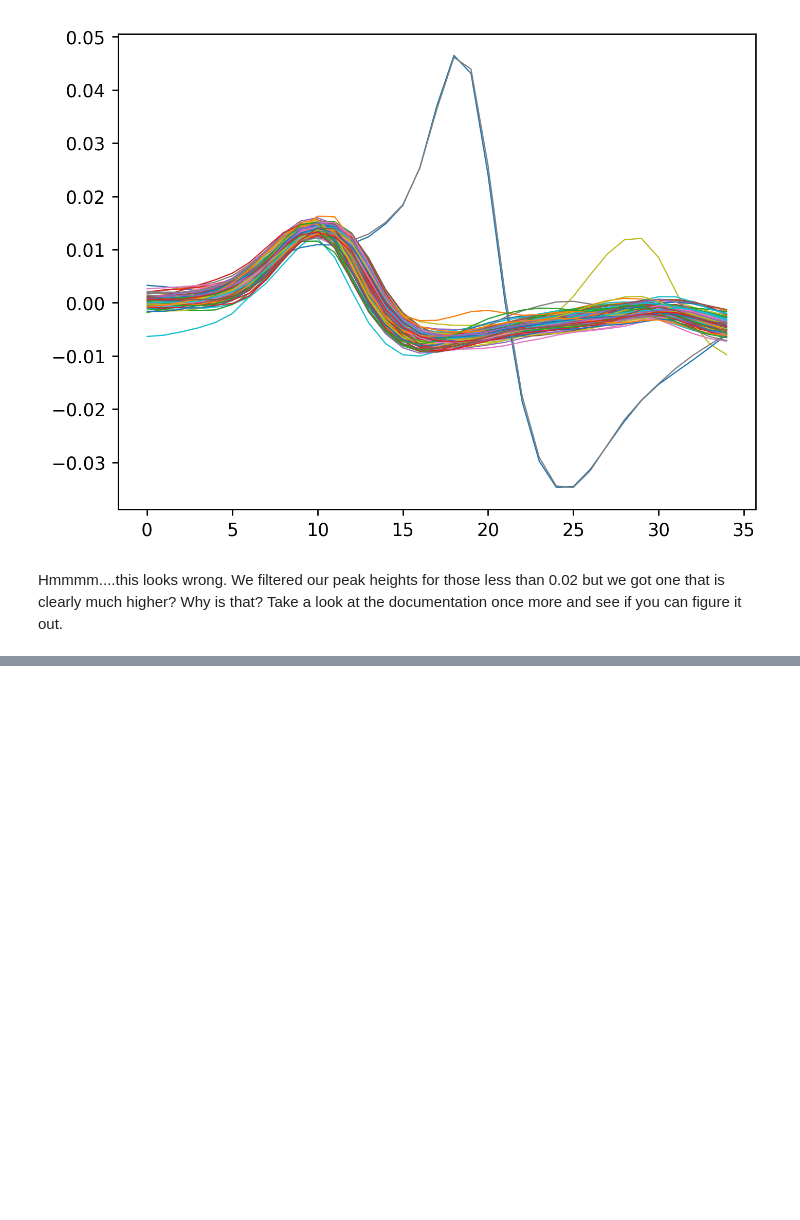
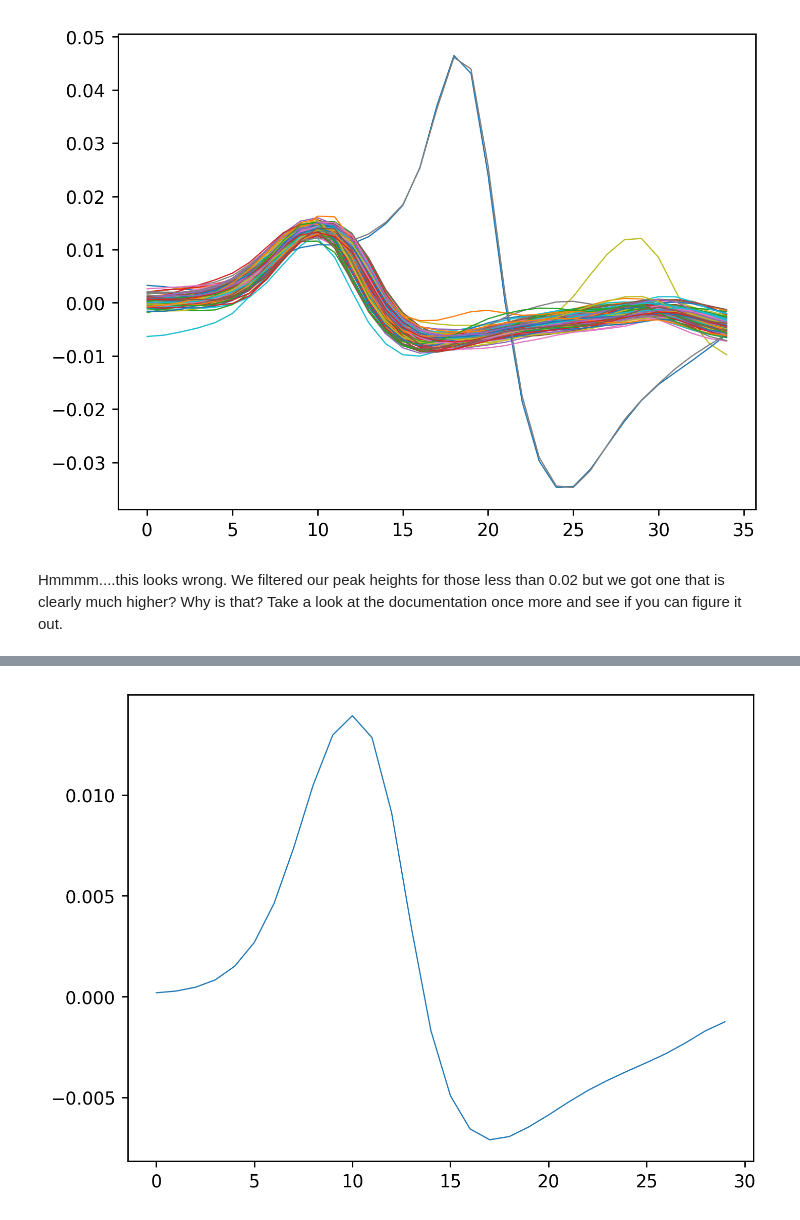
Before and after one commit to jeremyschroeter/Neuro301-Coding-Kit, a Jupyter notebook: Python_Tutorials/PythonCC3_NumpyAndMatplot.ipynb, the cells around one changed output, grey strips where cells are left out. Cells and saved outputs as stored; diff of their text form; code cells hidden in the pictures; blank space fills up the shorter version.

```diff
--- a/Python_Tutorials/PythonCC3_NumpyAndMatplot.ipynb
+++ b/Python_Tutorials/PythonCC3_NumpyAndMatplot.ipynb
@@ -308,0 +324,11 @@ Hmmmm....this looks wrong. We filtered our peak heights for those less than 0.02
+# %%
+n_peaks = cluster_one_peaks.shape[0]
+spikes = np.zeros(shape=(n_peaks, 30))
+for i, peak in enumerate(cluster_one_peaks):
+    spike = RAW_DATA[peak - 10:peak + 20]
+    spikes[i] = spike
+average_spike = spikes.mean(axis=0)
+plt.plot(np.arange(30), average_spike, lw=0.7)
+plt.show()
+# %% [output]
+[figure, added]
```
Also changed, not shown: parts of 11 cells of this notebook, 1 other file.
